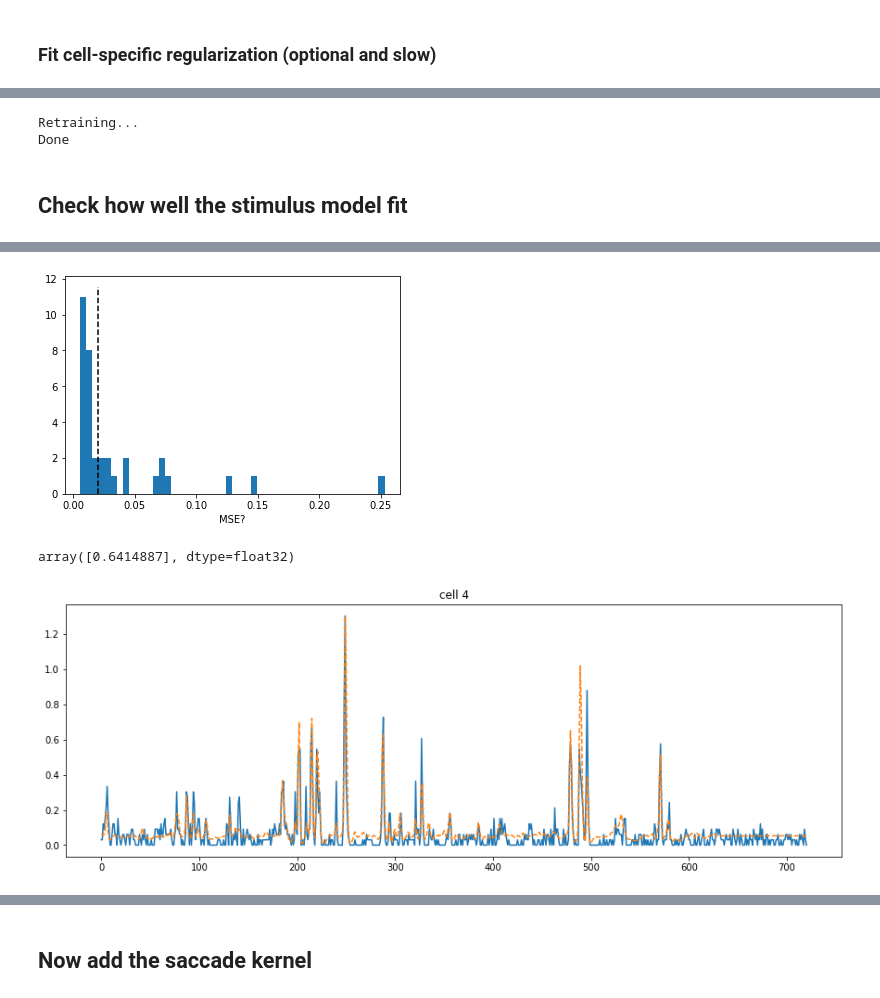
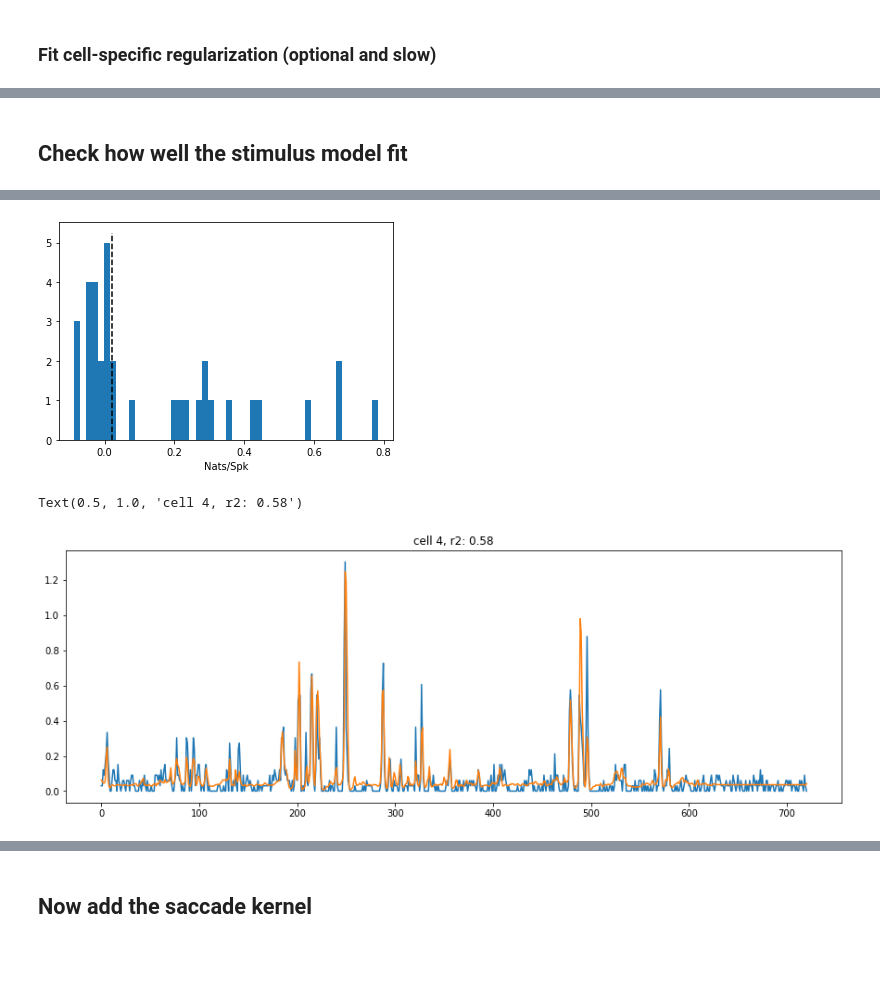
Before and after one commit to jcbyts/V1FreeViewingCode, a Jupyter notebook: Analysis/notebooks/TestSaccadeModulation.ipynb, the cells around one changed output, grey strips where cells are left out. Saved outputs shown, nothing was run; the diff lists cells and outputs as text; code cells hidden in the pictures; blank space fills up the shorter version.

```diff
--- a/Analysis/notebooks/TestSaccadeModulation.ipynb
+++ b/Analysis/notebooks/TestSaccadeModulation.ipynb
@@ -263,8 +276,7 @@ adam_params['learning_rate'] = 1e-3
 lbfgs_params = NDN.NDN.optimizer_defaults(opt_params={'use_gpu': True, 'display': True}, learning_alg='lbfgs')
 lbfgs_params['maxiter'] = 10000
 
-# Poisson is failing, try gaussian?
-noise_dist = 'gaussian'
+noise_dist = 'poisson'
 seed = 5
 optimizer = 'lbfgs'
 
@@ -299,8 +311,8 @@ glm_par = NDNutils.ffnetwork_params(
     layer_types=['readout'], # readout for cell-specific regularization
     act_funcs=['softplus'],
     normalization=[0],
-    reg_list={'d2xt': 1e-5, 'l2':1e-5}
-    )
+    reg_list={'d2t': 1e-5, 'd2x': 1e-3, 'l2':1e-5}
+)
 
 glm = NDN.NDN([glm_par], tf_seed=seed, noise_dist=noise_dist)
 
@@ -316,16 +351,16 @@ Done Training Initial Model
 ### Fit cell-specific regularization (optional and slow)
 # %%
 print("Finding the best regularization")
-reg_type = 'd2xt'
+reg_type = 'd2x'
 reg_min=gt.find_best_reg(glm, input_data=[Xstim], output_data=Robs,
-    train_indxs=Ui, test_indxs=Xi, reg_type=reg_type,
+    train_indxs=Ui, test_indxs=Xi, reg_type=reg_type, reg_vals=[1e-6, 1e-4, 1e-3, 1e-2, 1e-1],
     opt_params=lbfgs_params, learning_alg='lbfgs')
 
 glm.set_regularization(reg_type=reg_type, reg_val=reg_min, ffnet_target=0, layer_target=0)
 
-reg_type = 'l2'
+reg_type = 'd2t'
 reg_min=gt.find_best_reg(glm, input_data=[Xstim], output_data=Robs,
-    train_indxs=Ui, test_indxs=Xi, reg_type=reg_type,
+    train_indxs=Ui, test_indxs=Xi, reg_type=reg_type, reg_vals=[1e-6, 1e-4, 1e-3, 1e-2, 1e-1],
     opt_params=lbfgs_params, learning_alg='lbfgs')
 
 glm.set_regularization(reg_type=reg_type, reg_val=reg_min, ffnet_target=0, layer_target=0)
@@ -349,12 +388,3 @@ W0426 18:04:34.861554 139780509013824 deprecation_wrapper.py:119] From /home/jcb
-# %%
-print("Retraining...")
-_ = glm.train(input_data=[Xstim], output_data=Robs, train_indxs=Ui, test_indxs=Xi,
-    learning_alg=optimizer, opt_params=opt_params, use_dropout=False)
-
-print("Done")
-# %% [output]
-Retraining...
-Done
 # %% [markdown]
 ## Check how well the stimulus model fit
 # %%
@@ -370,8 +400,9 @@ Xis = np.intersect1d(Xi, sacinds)
 Tis = np.intersect1d(Tiv, sacinds)
 # %%
 
-LLx0 = glm.eval_models(input_data=[Xstim], output_data=Robs, data_indxs=Tis, nulladjusted=null_adjusted)
-Rpred0 = glm.generate_prediction(input_data=[Xstim])
+LLx0 = glm.eval_models(input_data=[Xstim], output_data=Robs, data_indxs=Ti, nulladjusted=null_adjusted)
+
+RpredG = glm.generate_prediction(input_data=[Xstim])
 
 g0 = glm.generate_prediction(input_data=[Xstim], pre_activation=True)
 
@@ -388,17 +419,23 @@ W0426 18:40:24.533836 139795462444864 deprecation_wrapper.py:119] From /home/jcb
-[figure, old version]
+[figure, new version]
 # %%
 # plot that good example cell
 cc = 4
 plt.figure(figsize=(15,5))
 Ti = opts['Ti']
 r = np.reshape(Robs[Ti,cc], (opts['num_repeats'],-1))
-r0 = np.reshape(Rpred0[Ti,cc], (opts['num_repeats'],-1))
+rG = np.reshape(RpredG[Ti,cc], (opts['num_repeats'],-1))
+# rP = np.reshape(RpredP[Ti,cc], (opts['num_repeats'],-1))
 r = np.average(r, axis=0)
-r0 = np.average(r0, axis=0)
+rG = np.average(rG, axis=0)
+# rP = np.average(rP, axis=0)
 plt.plot(r)
-plt.plot(r0, '--')
-plt.title("cell %d" %cc)
-U.r_squared(np.reshape(r, (-1,1)), np.reshape(r0, (-1,1)))
+plt.plot(rG, '-')
+# plt.plot(rP, '--')
+
+r2G = U.r_squared(np.reshape(r, (-1,1)), np.reshape(rG, (-1,1)))
+# r2P = U.r_squared(np.reshape(r, (-1,1)), np.reshape(rP, (-1,1)))
+
+plt.title("cell %d, r2: %0.2f" %(cc,r2G))
 # %% [output]
-array([0.6414887], dtype=float32)
+Text(0.5, 1.0, 'cell 4, r2: 0.58')
-[figure, old version]
+[figure, new version]
```
Also changed, not shown: parts of 32 cells of this notebook, 20 other files.
